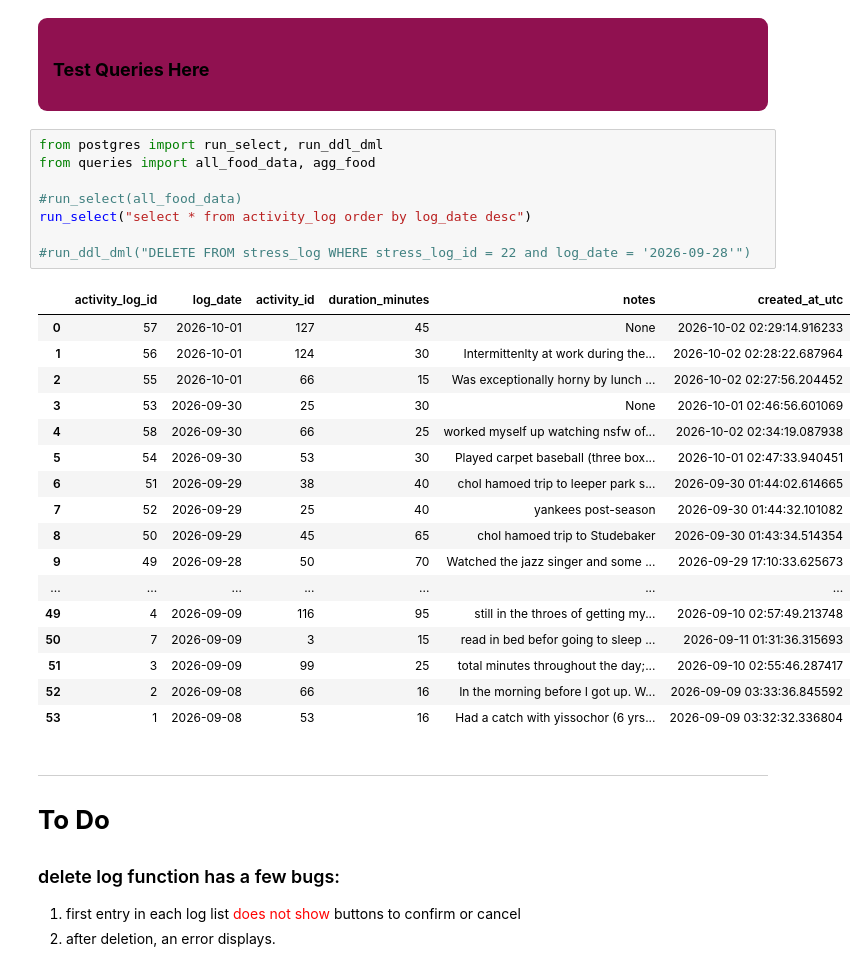
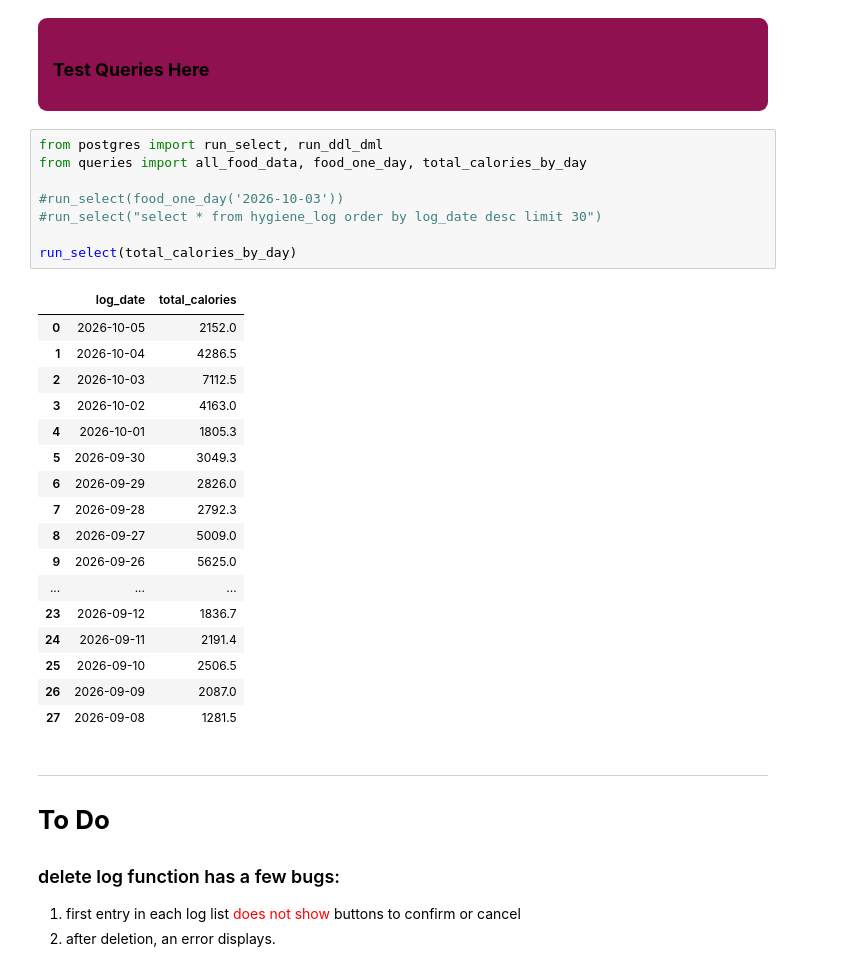
Before and after one commit to YosefCh/Digital-You, a Jupyter notebook: pseudocode.ipynb, the cells around one changed output. Cells and saved outputs as stored; diff of their text form.

Commit message:
Added more food queries

```diff
--- a/pseudocode.ipynb
+++ b/pseudocode.ipynb
@@ -27,30 +30,30 @@ display(HTML(f'''
 ### __Test Queries Here__
 # %%
 from postgres import run_select, run_ddl_dml
-from queries import all_food_data, agg_food
+from queries import all_food_data, food_one_day, total_calories_by_day
 
-#run_select(all_food_data)
-run_select("select * from activity_log order by log_date desc")
+#run_select(food_one_day('2026-10-03'))
+#run_select("select * from hygiene_log order by log_date desc limit 30")
 
-#run_ddl_dml("DELETE FROM stress_log WHERE stress_log_id = 22 and log_date = '2026-09-28'")
+run_select(total_calories_by_day)
 # %% [output]
-|  | activity_log_id | log_date | activity_id | duration_minutes | notes | created_at_utc |
-| 0 | 57 | 2026-10-01 | 127 | 45 | None | 2026-10-02 02:29:14.916233 |
-| 1 | 56 | 2026-10-01 | 124 | 30 | Intermittenlty at work during the... | 2026-10-02 02:28:22.687964 |
-| 2 | 55 | 2026-10-01 | 66 | 15 | Was exceptionally horny by lunch ... | 2026-10-02 02:27:56.204452 |
-| 3 | 53 | 2026-09-30 | 25 | 30 | None | 2026-10-01 02:46:56.601069 |
-| 4 | 58 | 2026-09-30 | 66 | 25 | worked myself up watching nsfw of... | 2026-10-02 02:34:19.087938 |
-| 5 | 54 | 2026-09-30 | 53 | 30 | Played carpet baseball (three box... | 2026-10-01 02:47:33.940451 |
-| 6 | 51 | 2026-09-29 | 38 | 40 | chol hamoed trip to leeper park s... | 2026-09-30 01:44:02.614665 |
-| 7 | 52 | 2026-09-29 | 25 | 40 | yankees post-season | 2026-09-30 01:44:32.101082 |
-| 8 | 50 | 2026-09-29 | 45 | 65 | chol hamoed trip to Studebaker | 2026-09-30 01:43:34.514354 |
-| 9 | 49 | 2026-09-28 | 50 | 70 | Watched the jazz singer and some ... | 2026-09-29 17:10:33.625673 |
-| ... | ... | ... | ... | ... | ... | ... |
-| 49 | 4 | 2026-09-09 | 116 | 95 | still in the throes of getting my... | 2026-09-10 02:57:49.213748 |
-| 50 | 7 | 2026-09-09 | 3 | 15 | read in bed befor going to sleep ... | 2026-09-11 01:31:36.315693 |
-| 51 | 3 | 2026-09-09 | 99 | 25 | total minutes throughout the day;... | 2026-09-10 02:55:46.287417 |
-| 52 | 2 | 2026-09-08 | 66 | 16 | In the morning before I got up. W... | 2026-09-09 03:33:36.845592 |
-| 53 | 1 | 2026-09-08 | 53 | 16 | Had a catch with yissochor (6 yrs... | 2026-09-09 03:32:32.336804 |
+|  | log_date | total_calories |
+| 0 | 2026-10-05 | 2152.0 |
+| 1 | 2026-10-04 | 4286.5 |
+| 2 | 2026-10-03 | 7112.5 |
+| 3 | 2026-10-02 | 4163.0 |
+| 4 | 2026-10-01 | 1805.3 |
+| 5 | 2026-09-30 | 3049.3 |
+| 6 | 2026-09-29 | 2826.0 |
+| 7 | 2026-09-28 | 2792.3 |
+| 8 | 2026-09-27 | 5009.0 |
+| 9 | 2026-09-26 | 5625.0 |
+| ... | ... | ... |
+| 23 | 2026-09-12 | 1836.7 |
+| 24 | 2026-09-11 | 2191.4 |
+| 25 | 2026-09-10 | 2506.5 |
+| 26 | 2026-09-09 | 2087.0 |
+| 27 | 2026-09-08 | 1281.5 |
 # %% [markdown]
 ---
 
```
Also changed, not shown: parts of 1 cell of this notebook, 2 other files.
